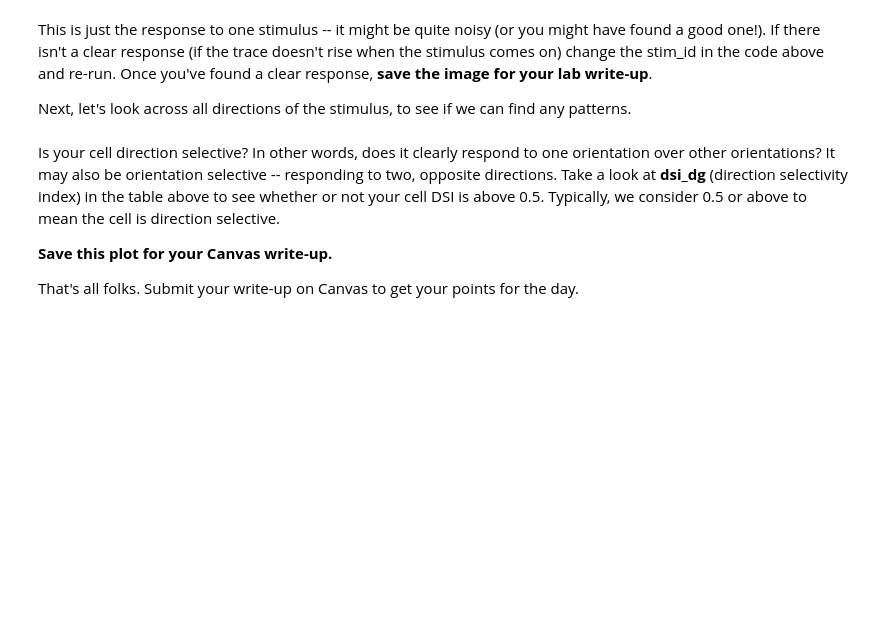
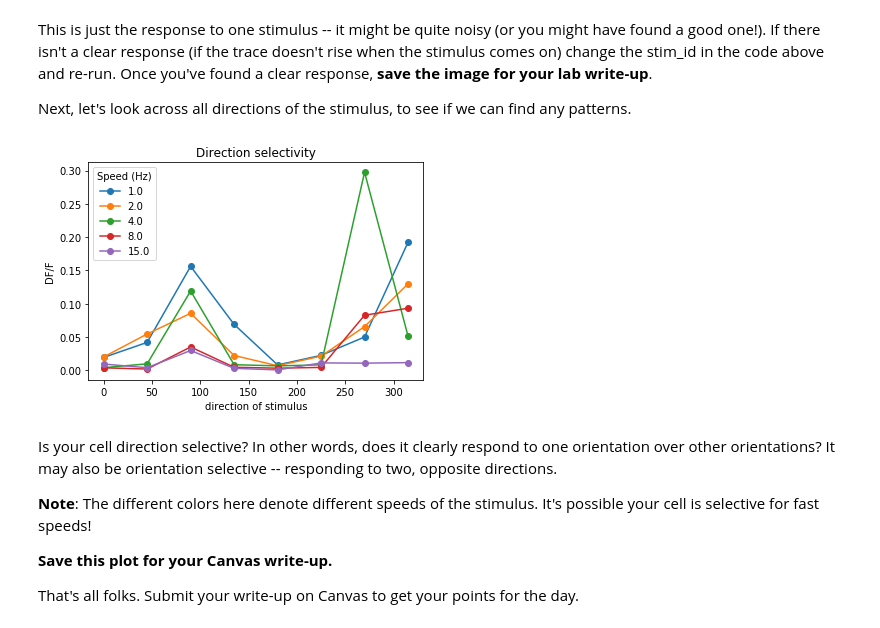
Before and after one commit to ajuavinett/BIPN145, a Jupyter notebook: Computer Lab #3 - Brain Observatory.ipynb, the cells around one changed output. Cells and saved outputs as stored; diff of their text form; code cells hidden in the pictures; blank space fills up the shorter version.

```diff
--- a/Computer Lab #3 - Brain Observatory.ipynb
+++ b/Computer Lab #3 - Brain Observatory.ipynb
@@ -53,7 +58,7 @@ print("all brain regions: " + str(brain_areas))
 </div>
 # %%
 # put the visual area & cre line below in single quotes. e.g. 'VISp'
-visual_area =
-cre_line =
+visual_area = 'VISpm'
+cre_line = 'Fezf2-CreER'
 print("Let's take a look at how " + str(cre_line)
       + " cells in " + visual_area + " respond to natural scenes. ")
@@ -248,30 +283,36 @@ Next, let's look across all directions of the stimulus, to see if we can find an
 # %%
 cell_response= np.zeros((len(stim_table),3))
 for i in range(len(stim_table)):
     cell_response[i,0] = stim_table.orientation[i]
     cell_response[i,1] = stim_table.temporal_frequency[i]
     cell_response[i,2] = dff_trace[stim_table.start[i]:stim_table.end[i]].mean()
 
 all_ori = np.unique(cell_response[:,0])
 orivals = all_ori[np.isfinite(all_ori)]
 np.sort(stim_table.orientation.dropna().unique())
 tfvals = np.unique(cell_response[:,1])
 tfvals = tfvals[np.isfinite(tfvals)]
 tuning_array = np.empty((8,5))
+
 for i,ori in enumerate(orivals):
     for j,tf in enumerate(tfvals):
         trials = np.where(np.logical_and(cell_response[:,0]==ori, cell_response[:,1]==tf))[0]
         tuning_array[i,j] = cell_response[trials,2].mean()
 for i in range(5):
     plt.plot(orivals, tuning_array[:,i], 'o-')
     plt.xlabel('direction of stimulus')
     plt.ylabel('DF/F')
     plt.title('Direction selectivity')
+    plt.legend(tfvals,title='Speed (Hz)')
 
-cell_data = subset[subset.cell_specimen_id==[cell_id]]
-cell_data
+#cell_data = subset[subset.cell_specimen_id==[cell_id]]
+#cell_data
+# %% [output]
+[figure, added]
 # %% [markdown]
-Is your cell direction selective? In other words, does it clearly respond to one orientation over other orientations? It may also be orientation selective -- responding to two, opposite directions. Take a look at <b>dsi_dg</b> (direction selectivity index) in the table above to see whether or not your cell DSI is above 0.5. Typically, we consider 0.5 or above to mean the cell is direction selective.
+Is your cell direction selective? In other words, does it clearly respond to one orientation over other orientations? It may also be orientation selective -- responding to two, opposite directions.
+
+<b>Note</b>: The different colors here denote different speeds of the stimulus. It's possible your cell is selective for fast speeds!
 
 <b>Save this plot for your Canvas write-up.</b>
 
```
Also changed, not shown: parts of 15 cells of this notebook, 1 other file.
